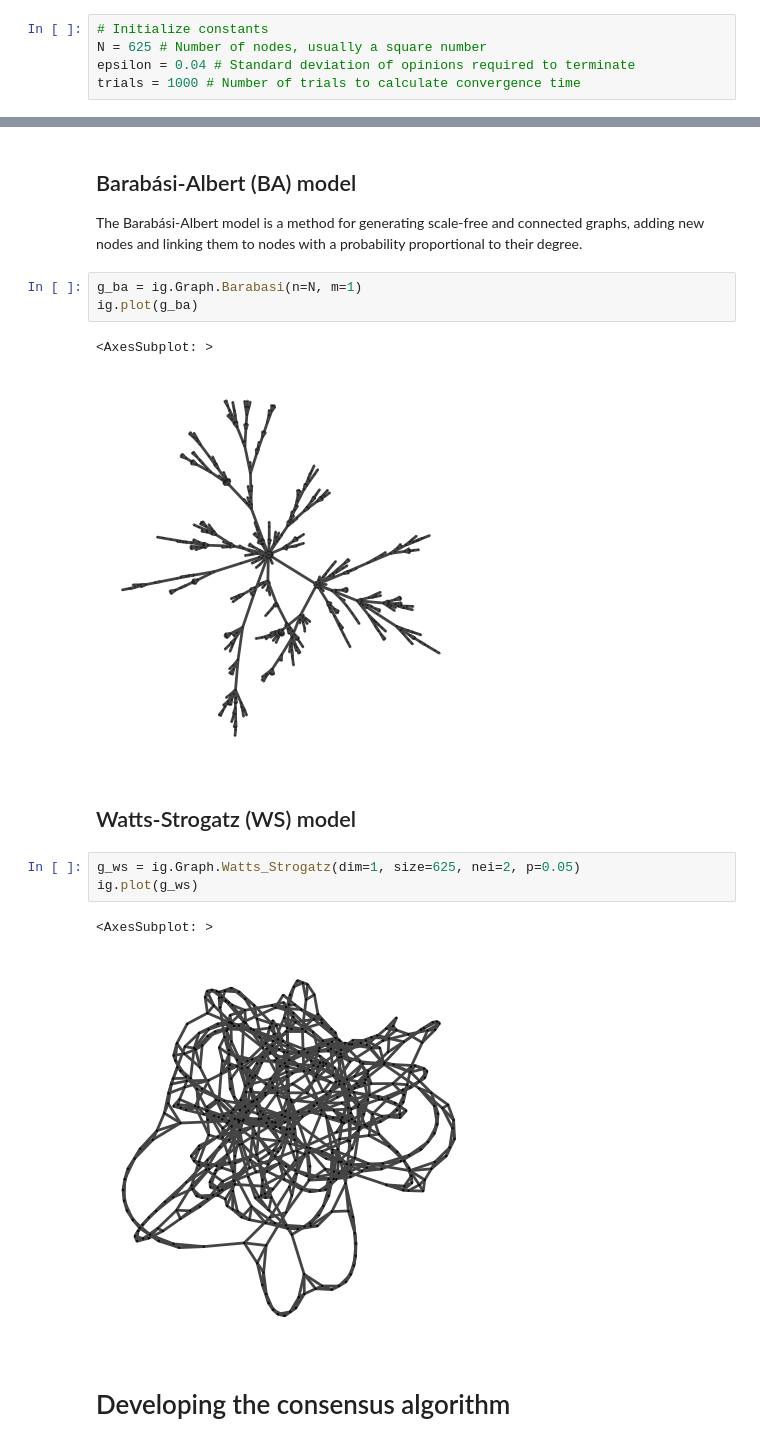
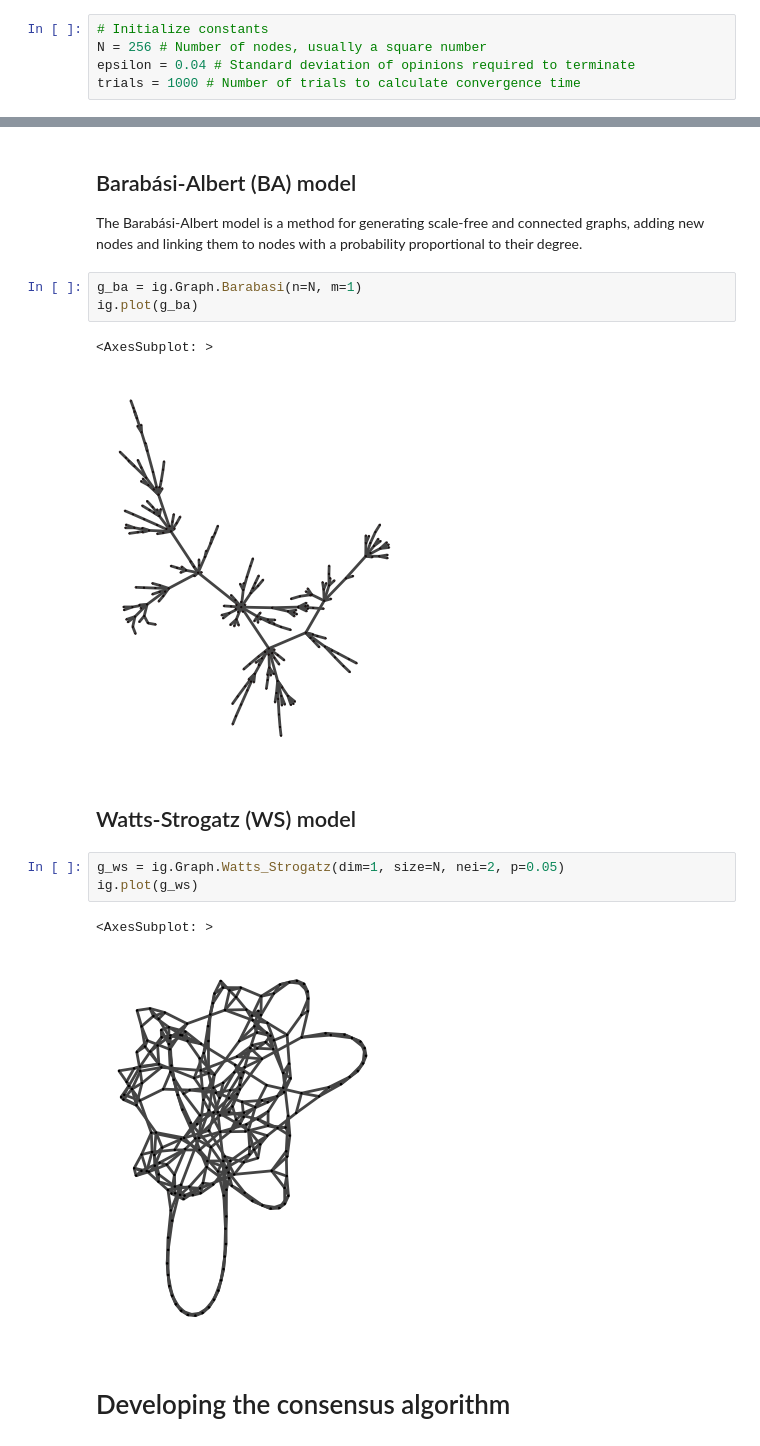
Before and after one commit to b-cho/graph-consensus, a Jupyter notebook: main.ipynb, the cells around one changed output, grey strips where cells are left out. Saved outputs shown, nothing was run; the diff lists cells and outputs as text.

Commit message:
Update consensus algorithms, plot histograms

```diff
--- a/main.ipynb
+++ b/main.ipynb
@@ -7,7 +6,7 @@ from copy import deepcopy
 from tqdm import tqdm
 # %%
 # Initialize constants
-N = 625 # Number of nodes, usually a square number
+N = 256 # Number of nodes, usually a square number
 epsilon = 0.04 # Standard deviation of opinions required to terminate
 trials = 1000 # Number of trials to calculate convergence time
 # %%
@@ -68,15 +76,15 @@ g_ba = ig.Graph.Barabasi(n=N, m=1)
 ig.plot(g_ba)
 # %% [output]
 <AxesSubplot: >
-[figure, old version]
+[figure, new version]
 # %% [markdown]
 ## Watts-Strogatz (WS) model
 # %%
-g_ws = ig.Graph.Watts_Strogatz(dim=1, size=625, nei=2, p=0.05)
+g_ws = ig.Graph.Watts_Strogatz(dim=1, size=N, nei=2, p=0.05)
 ig.plot(g_ws)
 # %% [output]
 <AxesSubplot: >
-[figure, old version]
+[figure, new version]
 # %% [markdown]
 # Developing the consensus algorithm
 # %%
```
Also changed, not shown: parts of 37 cells of this notebook.
